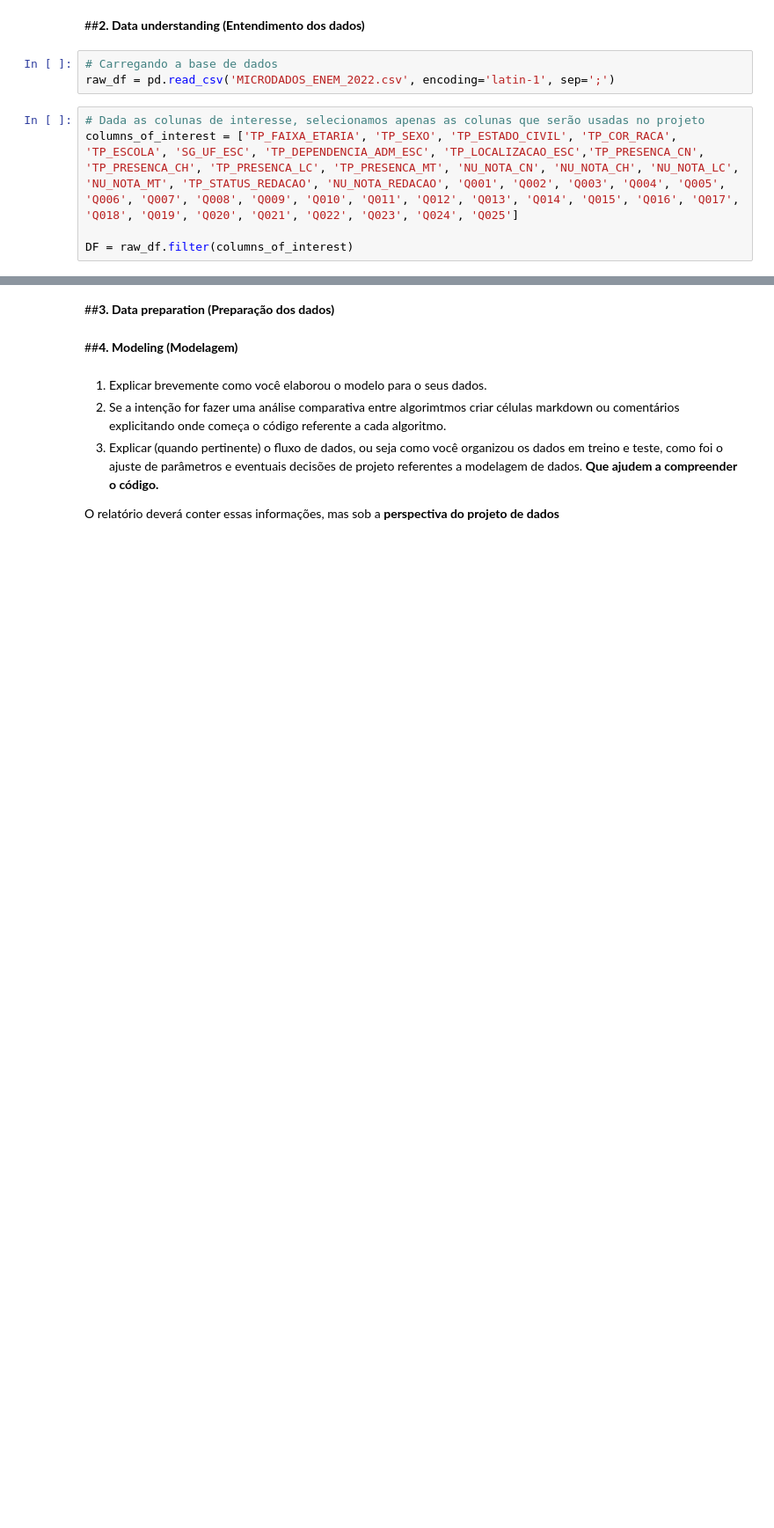
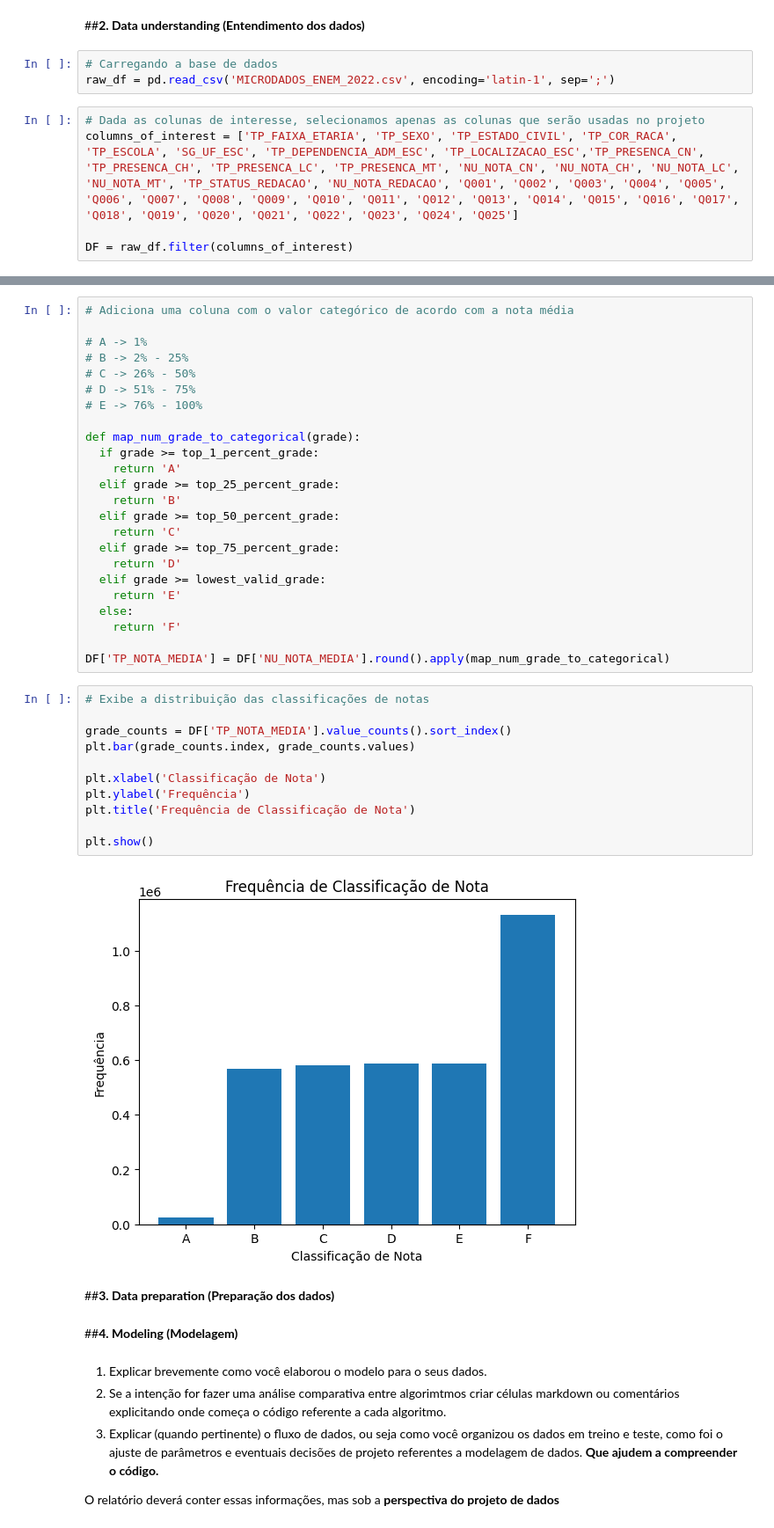
Before and after one commit to Chbmleao/DataMining-TP1, a Jupyter notebook: TP1_Mineração_de_Dados.ipynb, the cells around one changed output, grey strips where cells are left out. Shown: that part at 88% size. Cells and saved outputs as stored; diff of their text form; blank space fills up the shorter version.

```diff
--- a/TP1_Mineração_de_Dados.ipynb
+++ b/TP1_Mineração_de_Dados.ipynb
@@ -23,3 +63,40 @@ DF = raw_df.filter(columns_of_interest)
+# %%
+# Adiciona uma coluna com o valor categórico de acordo com a nota média
+
+# A -> 1%
+# B -> 2% - 25%
+# C -> 26% - 50%
+# D -> 51% - 75%
+# E -> 76% - 100%
+
+def map_num_grade_to_categorical(grade):
+  if grade >= top_1_percent_grade:
+    return 'A'
+  elif grade >= top_25_percent_grade:
+    return 'B'
+  elif grade >= top_50_percent_grade:
+    return 'C'
+  elif grade >= top_75_percent_grade:
+    return 'D'
+  elif grade >= lowest_valid_grade:
+    return 'E'
+  else:
+    return 'F'
+
+DF['TP_NOTA_MEDIA'] = DF['NU_NOTA_MEDIA'].round().apply(map_num_grade_to_categorical)
+# %%
+# Exibe a distribuição das classificações de notas
+
+grade_counts = DF['TP_NOTA_MEDIA'].value_counts().sort_index()
+plt.bar(grade_counts.index, grade_counts.values)
+
+plt.xlabel('Classificação de Nota')
+plt.ylabel('Frequência')
+plt.title('Frequência de Classificação de Nota')
+
+plt.show()
+# %% [output]
+[figure, added]
 # %% [markdown]
 ##**3. Data preparation (Preparação dos dados)**
 # %% [markdown]
```
Also changed, not shown: parts of 4 cells of this notebook.
